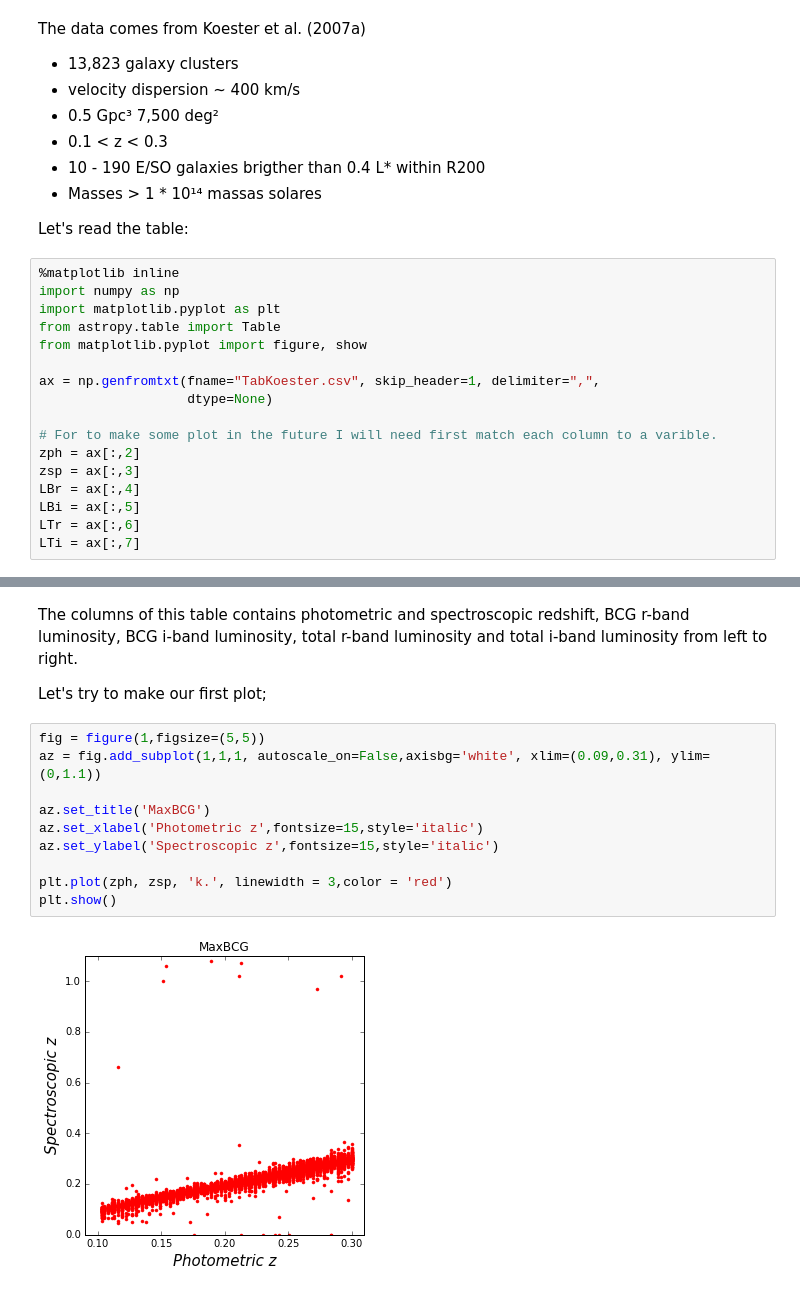
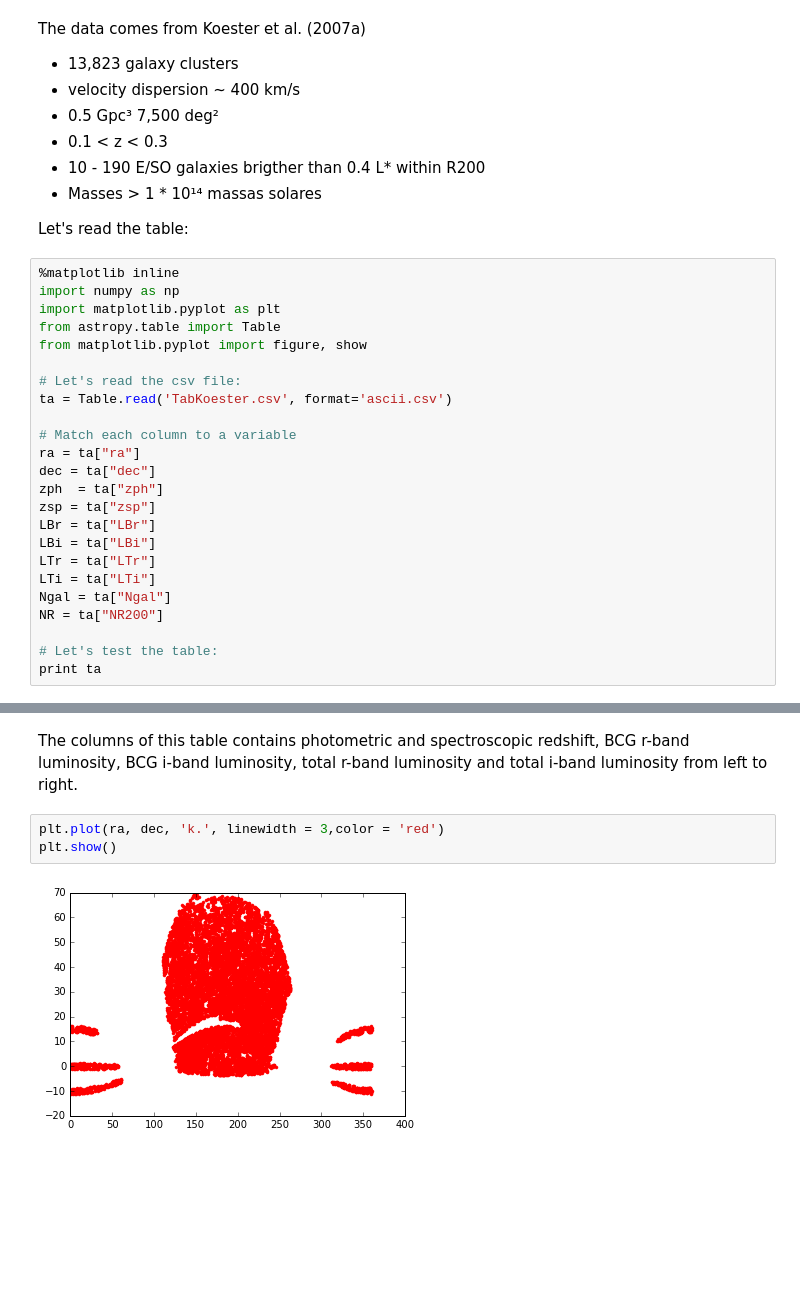
Before and after one commit to HillBruno/MaxBCGcatalog, a Jupyter notebook: MaxBCG Catalog.ipynb, the cells around one changed output, grey strips where cells are left out. Saved outputs shown, nothing was run; the diff lists cells and outputs as text; blank space fills up the shorter version.

Commit message:
Using Astropy for reading the MaxBCCG table
And plotting some parameters

```diff
--- a/MaxBCG Catalog.ipynb
+++ b/MaxBCG Catalog.ipynb
@@ -18,13 +18,20 @@ import matplotlib.pyplot as plt
 from astropy.table import Table
 from matplotlib.pyplot import figure, show
 
-ax = np.genfromtxt(fname="TabKoester.csv", skip_header=1, delimiter=",",
-                   dtype=None)
+# Let's read the csv file:
+ta = Table.read('TabKoester.csv', format='ascii.csv')
 
-# For to make some plot in the future I will need first match each column to a varible.
-zph = ax[:,2]
-zsp = ax[:,3]
-LBr = ax[:,4]
-LBi = ax[:,5]
-LTr = ax[:,6]
-LTi = ax[:,7]
+# Match each column to a variable
+ra = ta["ra"]
+dec = ta["dec"]
+zph  = ta["zph"]
+zsp = ta["zsp"]
+LBr = ta["LBr"]
+LBi = ta["LBi"]
+LTr = ta["LTr"]
+LTi = ta["LTi"]
+Ngal = ta["Ngal"]
+NR = ta["NR200"]
+
+# Let's test the table:
+print ta
@@ -54,16 +56,7 @@ Length = 13823 rows
 # %% [markdown]
 The columns of this table contains photometric and spectroscopic redshift, BCG r-band luminosity, BCG i-band luminosity, total r-band luminosity and total i-band luminosity from left to right.
-
-Let's try to make our first plot;
-# %%
-fig = figure(1,figsize=(5,5))
-az = fig.add_subplot(1,1,1, autoscale_on=False,axisbg='white', xlim=(0.09,0.31), ylim=(0,1.1))
-
-az.set_title('MaxBCG')
-az.set_xlabel('Photometric z',fontsize=15,style='italic')
-az.set_ylabel('Spectroscopic z',fontsize=15,style='italic')
-
-plt.plot(zph, zsp, 'k.', linewidth = 3,color = 'red')
-plt.show()
-# %% [output]
-[figure, removed]
+# %%
+plt.plot(ra, dec, 'k.', linewidth = 3,color = 'red')
+plt.show()
+# %% [output]
+[figure, added]
```
Also changed, not shown: parts of 6 cells of this notebook.
